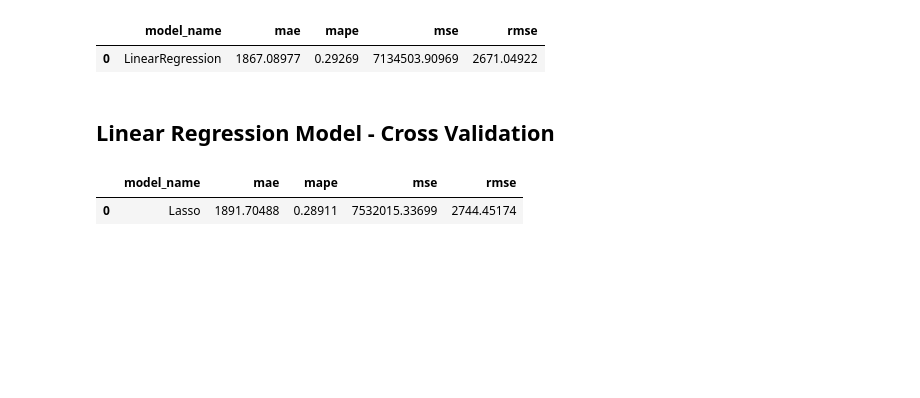
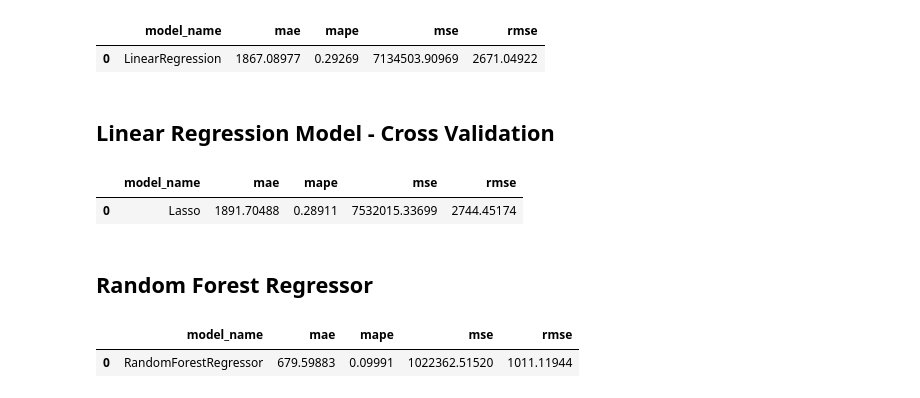
Before and after one commit to ViniciusKos/forecast_sales, a Jupyter notebook: forecast_sales.ipynb, the cells around one changed output. Drawn from its saved outputs; the diff is of its cells as text; code cells hidden in the pictures; blank space fills up the shorter version.

```diff
--- a/forecast_sales.ipynb
+++ b/forecast_sales.ipynb
@@ -1004,3 +1003,18 @@ lr_result
 # %% [output]
 |  | model_name | mae | mape | mse | rmse |
 | 0 | Lasso | 1891.70488 | 0.28911 | 7532015.33699 | 2744.45174 |
+# %% [markdown]
+## Random Forest Regressor
+# %%
+# model
+rf = RandomForestRegressor(n_estimators=100, n_jobs=-1, random_state=42).fit( xtrain, ytrain )
+
+# prediction
+ypred_rf = rf.predict( xtest )
+
+# performance
+rf_result = errors_ml(aux1, ypred_rf,model_name=rf.__class__.__name__)
+rf_result
+# %% [output]
+|  | model_name | mae | mape | mse | rmse |
+| 0 | RandomForestRegressor | 679.59883 | 0.09991 | 1022362.51520 | 1011.11944 |
```
Also changed, not shown: parts of 7 cells of this notebook.
